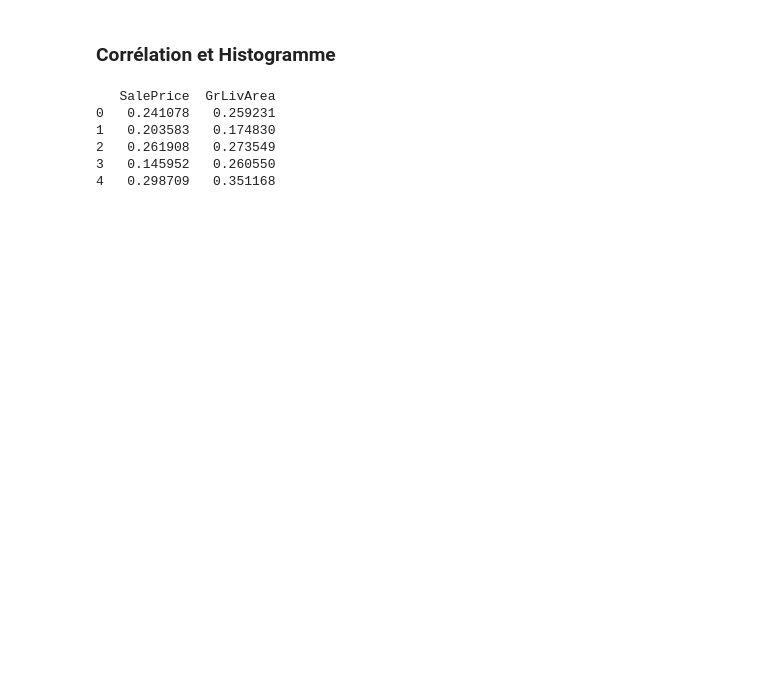
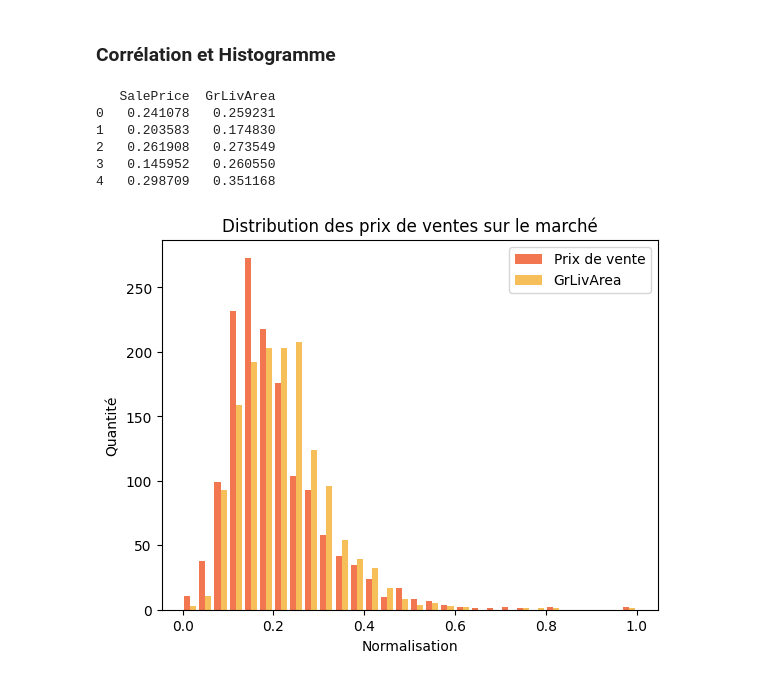
Before and after one commit to Lit3C/house_pricing, a Jupyter notebook: dataviz.ipynb, the cells around one changed output. Drawn from its saved outputs; the diff is of its cells as text; code cells hidden in the pictures; blank space fills up the shorter version.

Commit message:
histogramme analysis

```diff
--- a/dataviz.ipynb
+++ b/dataviz.ipynb
@@ -86,3 +86,17 @@ print(df[['SalePrice', 'GrLivArea']].head())
 2   0.261908   0.273549
 3   0.145952   0.260550
 4   0.298709   0.351168
+# %%
+plt.hist([df['SalePrice'], df['GrLivArea']],
+         bins=30,
+         rwidth=0.8,
+         color=['#f27750', '#f7bf59'],
+        #  histtype = 'barstacked',
+         label=['Prix de vente', 'GrLivArea'])
+plt.xlabel('Normalisation')
+plt.ylabel('Quantité')
+plt.title('Distribution des prix de ventes sur le marché')
+plt.legend()
+plt.show()
+# %% [output]
+[figure, added]
```
Also changed, not shown: parts of 7 cells of this notebook.
